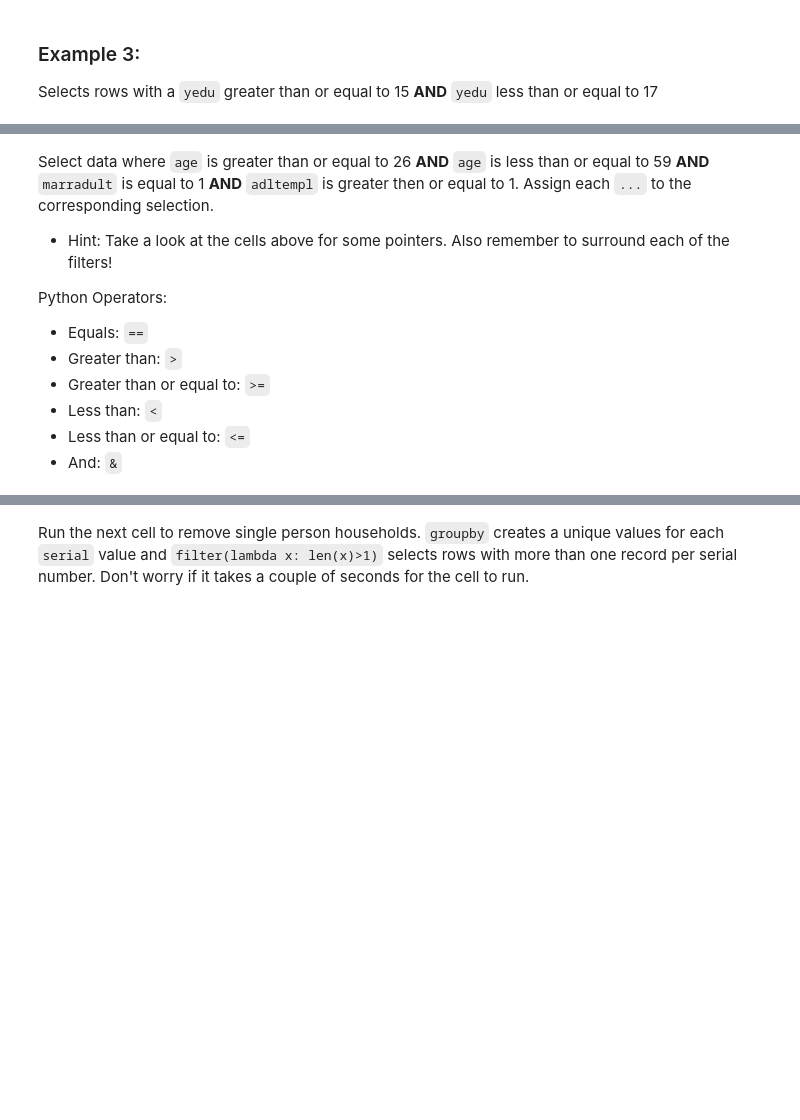
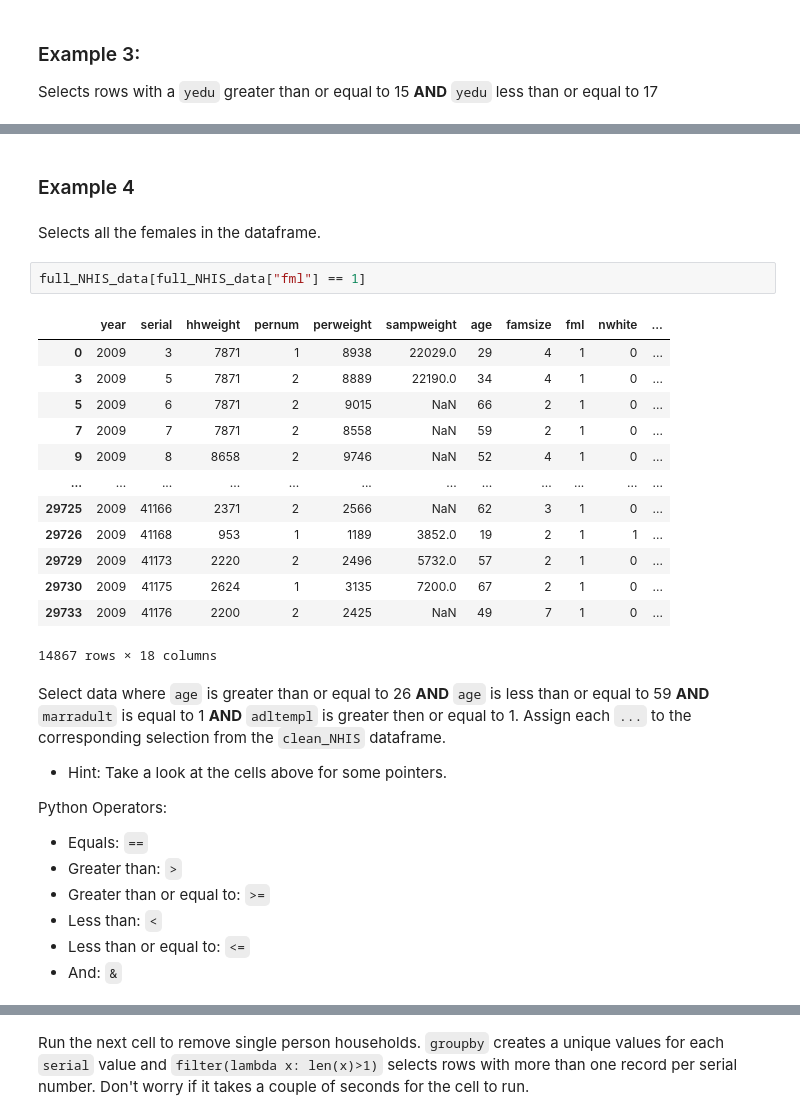
Before and after one commit to ds-modules/PS-88-21-DEV, a Jupyter notebook: lab/aaronfolder/masteringMetricsSF.ipynb, the cells around one changed output, grey strips where cells are left out. Cells and saved outputs as stored; diff of their text form; blank space fills up the shorter version.

````diff
--- a/lab/aaronfolder/masteringMetricsSF.ipynb
+++ b/lab/aaronfolder/masteringMetricsSF.ipynb
@@ -151,9 +190,29 @@ df[(df["yedu"]>=15) & (df["yedu"]<=17)]
 | 29701 | 2009 | 41115 | 2220 | 2 | 2499 | NaN | 36 | 4 | 1 | 0 | ... |
 | 29711 | 2009 | 41140 | 829 | 2 | 962 | NaN | 36 | 4 | 0 | 0 | ... |
 5922 rows × 18 columns
+# %% [markdown]
+### Example 4
+# %% [markdown]
+Selects all the females in the dataframe.
+# %%
+full_NHIS_data[full_NHIS_data["fml"] == 1]
+# %% [output]
+|  | year | serial | hhweight | pernum | perweight | sampweight | age | famsize | fml | nwhite | ... |
+| 0 | 2009 | 3 | 7871 | 1 | 8938 | 22029.0 | 29 | 4 | 1 | 0 | ... |
+| 3 | 2009 | 5 | 7871 | 2 | 8889 | 22190.0 | 34 | 4 | 1 | 0 | ... |
+| 5 | 2009 | 6 | 7871 | 2 | 9015 | NaN | 66 | 2 | 1 | 0 | ... |
+| 7 | 2009 | 7 | 7871 | 2 | 8558 | NaN | 59 | 2 | 1 | 0 | ... |
+| 9 | 2009 | 8 | 8658 | 2 | 9746 | NaN | 52 | 4 | 1 | 0 | ... |
+| ... | ... | ... | ... | ... | ... | ... | ... | ... | ... | ... | ... |
+| 29725 | 2009 | 41166 | 2371 | 2 | 2566 | NaN | 62 | 3 | 1 | 0 | ... |
+| 29726 | 2009 | 41168 | 953 | 1 | 1189 | 3852.0 | 19 | 2 | 1 | 1 | ... |
+| 29729 | 2009 | 41173 | 2220 | 2 | 2496 | 5732.0 | 57 | 2 | 1 | 0 | ... |
+| 29730 | 2009 | 41175 | 2624 | 1 | 3135 | 7200.0 | 67 | 2 | 1 | 0 | ... |
+| 29733 | 2009 | 41176 | 2200 | 2 | 2425 | NaN | 49 | 7 | 1 | 0 | ... |
+14867 rows × 18 columns
 # %% [markdown]
-Select data where ```age``` is greater than or equal to 26 **AND** ```age``` is less than or equal to 59 **AND** ```marradult``` is equal to 1 **AND** ```adltempl``` is greater then or equal to 1. Assign each ```...``` to the corresponding selection.
-* Hint: Take a look at the cells above for some pointers. Also remember to surround each of the filters!
+Select data where ```age``` is greater than or equal to 26 **AND** ```age``` is less than or equal to 59 **AND** ```marradult``` is equal to 1 **AND** ```adltempl``` is greater then or equal to 1. Assign each ```...``` to the corresponding selection from the ```clean_NHIS``` dataframe.
+* Hint: Take a look at the cells above for some pointers.
 
 
 Python Operators:
````
Also changed, not shown: parts of 90 cells of this notebook.
